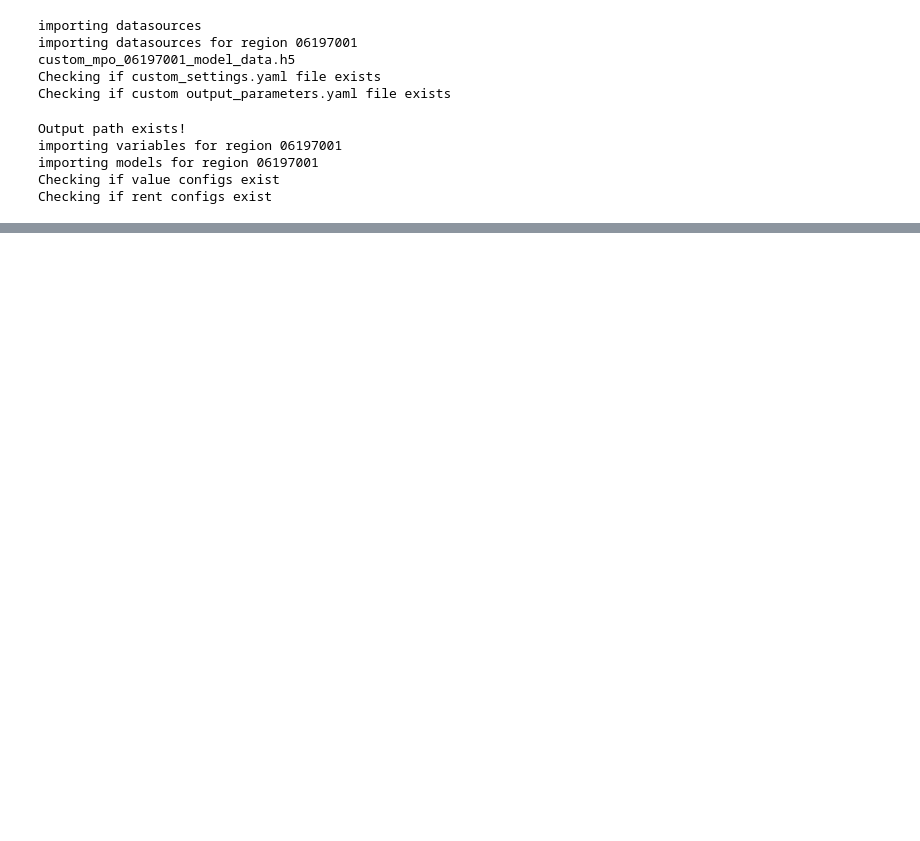
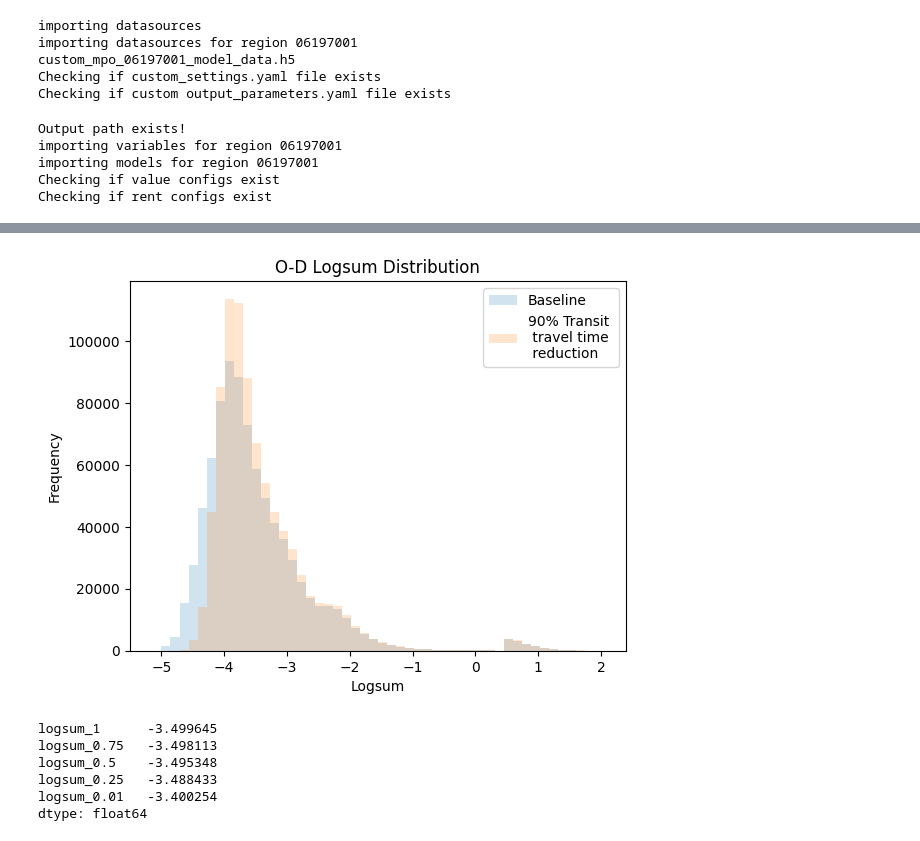
Before and after one commit to urbansim/LBNL_DEMOS, a Jupyter notebook: demos_urbansim/notebooks/TESTING_overall.ipynb, the cells around one changed output, grey strips where cells are left out. Drawn from its saved outputs; the diff is of its cells as text; code cells hidden in the pictures; blank space fills up the shorter version.

```diff
--- a/demos_urbansim/notebooks/TESTING_overall.ipynb
+++ b/demos_urbansim/notebooks/TESTING_overall.ipynb
@@ -75,0 +117,4 @@ t.plot.hist(bins = 100)
+# %%
+orca.add_injectable('transit_change', 1)
+travel_data = orca.get_table('travel_data')
+t = travel_data.to_frame(columns = ['logsum', 'tour_bus_in_vehicle_time', 'tour_train_in_vehicle_time'])
@@ -75,0 +138,5 @@ t.plot.hist(bins = 100)
+# %%
+orca.add_injectable('transit_change', 0.01)
+travel_data = orca.get_table('travel_data')
+t = travel_data.to_frame(columns = ['logsum', 'tour_bus_in_vehicle_time', 'tour_train_in_vehicle_time'])
+t[t.tour_train_in_vehicle_time < 999]
@@ -75,0 +158,11 @@ t.plot.hist(bins = 100)
+# %%
+t_list = []
+for i in [1,0.75, 0.5, 0.25, 0.01]:
+    orca.add_injectable('transit_change', i)
+    travel_data = orca.get_table('travel_data')
+
+    t = travel_data.to_frame(columns = ['logsum', 'tour_bus_in_vehicle_time', 'tour_train_in_vehicle_time'])
+    non_transit_filter = t.tour_train_in_vehicle_time < 999
+    t = t[non_transit_filter].logsum
+    t.name = f'logsum_{i}'
+    t_list.append(t)
@@ -75,0 +171,18 @@ t.plot.hist(bins = 100)
+# %%
+summary = pd.concat(t_list, axis = 1)
+summary[['logsum_1', 'logsum_0.01']].plot.hist(alpha=0.2, bins = 50)
+plt.title('O-D Logsum Distribution')
+plt.xlabel('Logsum')
+plt.legend(['Baseline', '90% Transit \n travel time \n reduction'])
+plt.show()
+# %% [output]
+[figure, added]
+# %%
+summary.mean()
+# %% [output]
+logsum_1      -3.499645
+logsum_0.75   -3.498113
+logsum_0.5    -3.495348
+logsum_0.25   -3.488433
+logsum_0.01   -3.400254
+dtype: float64
```
Also changed, not shown: parts of 12 cells of this notebook, 4 other files.
